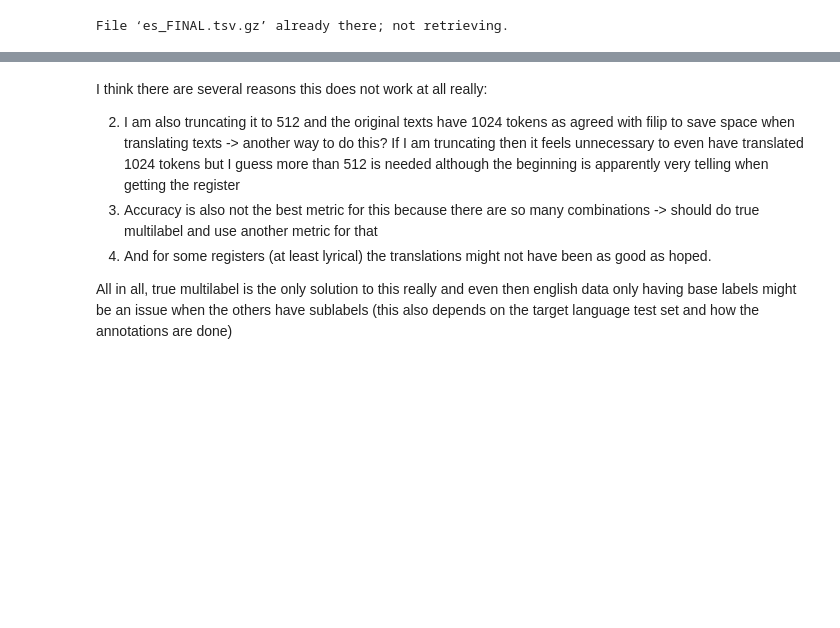
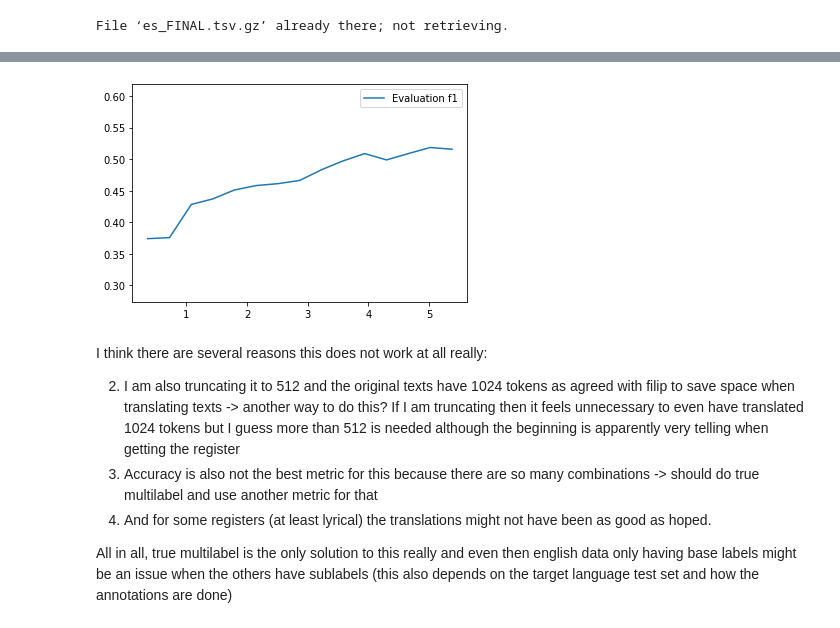
Before and after one commit to TurkuNLP/register-DeepL, a Jupyter notebook: register_multilabel.ipynb, the cells around one changed output, grey strips where cells are left out. Cells and saved outputs as stored; diff of their text form; code cells hidden in the pictures; blank space fills up the shorter version.

```diff
--- a/register_multilabel.ipynb
+++ b/register_multilabel.ipynb
@@ -438,5 +438,7 @@ plot(training_logs.logs, ["loss", "eval_loss"], ["Training loss", "Evaluation lo
 # %%
-#plot(training_logs.logs, ["eval_accuracy"], ["Evaluation accuracy"])
+plot(training_logs.logs, ["eval_f1"], ["Evaluation f1"])
+# %% [output]
+[figure, added]
 # %% [markdown]
 I think there are several reasons this does not work at all really:
 
```
Also changed, not shown: parts of 15 cells of this notebook.
